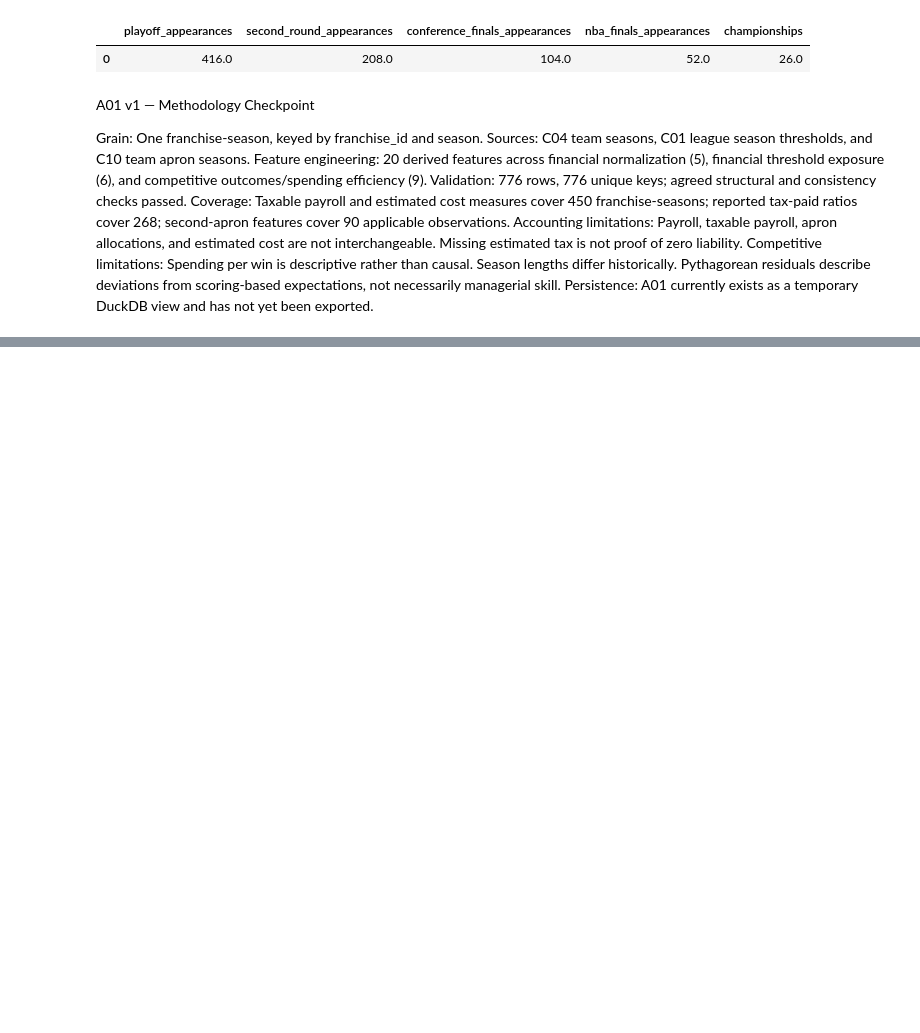
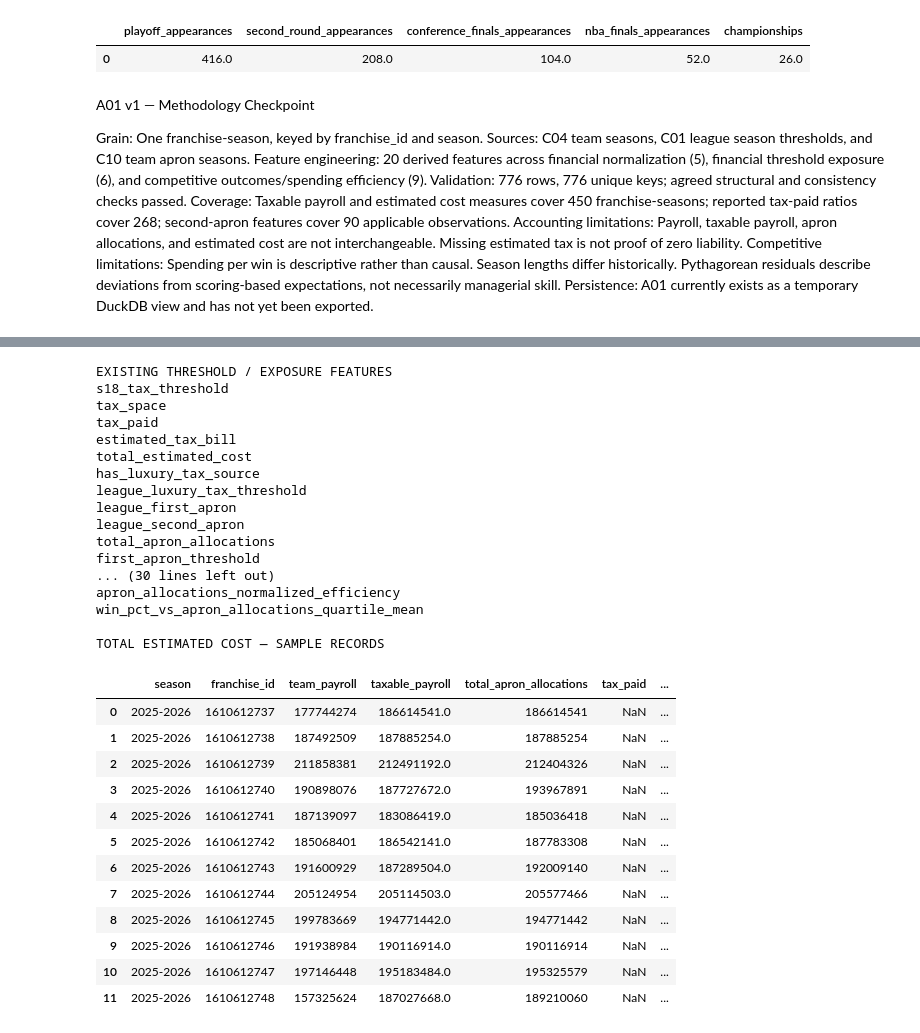
Before and after one commit to jtran226/nba_economics, a Jupyter notebook: notebooks/a01_franchise_season_build.ipynb, the cells around one changed output, grey strips where cells are left out. Drawn from its saved outputs; the diff is of its cells as text; code cells hidden in the pictures; blank space fills up the shorter version.

```diff
--- a/notebooks/a01_franchise_season_build.ipynb
+++ b/notebooks/a01_franchise_season_build.ipynb
@@ -1301,0 +2304,72 @@ Persistence: A01 currently exists as a temporary DuckDB view and has not yet bee
+# %%
+
+# A01 v2A — Group D: Targeted Follow-Up
+# Inspect existing threshold features and total-cost construction.
+# Read-only: does not modify existing views.
+
+# 1. Show all existing columns related to threshold
+# distance, tax exposure, and apron classification.
+print("EXISTING THRESHOLD / EXPOSURE FEATURES")
+
+for name in columns["column_name"]:
+    if any(term in name.lower() for term in [
+        "threshold", "apron", "tax_space",
+        "tax_", "hard_cap", "cost"
+    ]):
+        print(name)
+
+
+# 2. Show representative financial records to investigate
+# how total_estimated_cost relates to other accounting fields.
+print("\nTOTAL ESTIMATED COST — SAMPLE RECORDS")
+
+display(con.execute("""
+    SELECT
+        season,
+        franchise_id,
+        team_payroll,
+        taxable_payroll,
+        total_apron_allocations,
+        tax_paid,
+        estimated_tax_bill,
+        total_estimated_cost,
+        total_estimated_cost - team_payroll
+            AS cost_minus_payroll,
+        total_estimated_cost - taxable_payroll
+            AS cost_minus_taxable_payroll
+    FROM a01_v2a_efficiency
+    WHERE total_estimated_cost IS NOT NULL
+    ORDER BY season DESC, franchise_id
+    LIMIT 12
+""").df())
+# %% [output]
+EXISTING THRESHOLD / EXPOSURE FEATURES
+s18_tax_threshold
+tax_space
+tax_paid
+estimated_tax_bill
+total_estimated_cost
+has_luxury_tax_source
+league_luxury_tax_threshold
+league_first_apron
+league_second_apron
+total_apron_allocations
+first_apron_threshold
+... (30 lines left out)
+apron_allocations_normalized_efficiency
+win_pct_vs_apron_allocations_quartile_mean
+
+TOTAL ESTIMATED COST — SAMPLE RECORDS
+|  | season | franchise_id | team_payroll | taxable_payroll | total_apron_allocations | tax_paid | ... |
+| 0 | 2025-2026 | 1610612737 | 177744274 | 186614541.0 | 186614541 | NaN | ... |
+| 1 | 2025-2026 | 1610612738 | 187492509 | 187885254.0 | 187885254 | NaN | ... |
+| 2 | 2025-2026 | 1610612739 | 211858381 | 212491192.0 | 212404326 | NaN | ... |
+| 3 | 2025-2026 | 1610612740 | 190898076 | 187727672.0 | 193967891 | NaN | ... |
+| 4 | 2025-2026 | 1610612741 | 187139097 | 183086419.0 | 185036418 | NaN | ... |
+| 5 | 2025-2026 | 1610612742 | 185068401 | 186542141.0 | 187783308 | NaN | ... |
+| 6 | 2025-2026 | 1610612743 | 191600929 | 187289504.0 | 192009140 | NaN | ... |
+| 7 | 2025-2026 | 1610612744 | 205124954 | 205114503.0 | 205577466 | NaN | ... |
+| 8 | 2025-2026 | 1610612745 | 199783669 | 194771442.0 | 194771442 | NaN | ... |
+| 9 | 2025-2026 | 1610612746 | 191938984 | 190116914.0 | 190116914 | NaN | ... |
+| 10 | 2025-2026 | 1610612747 | 197146448 | 195183484.0 | 195325579 | NaN | ... |
+| 11 | 2025-2026 | 1610612748 | 157325624 | 187027668.0 | 189210060 | NaN | ... |
```
Also changed, not shown: parts of 20 cells of this notebook, 1 other file.
